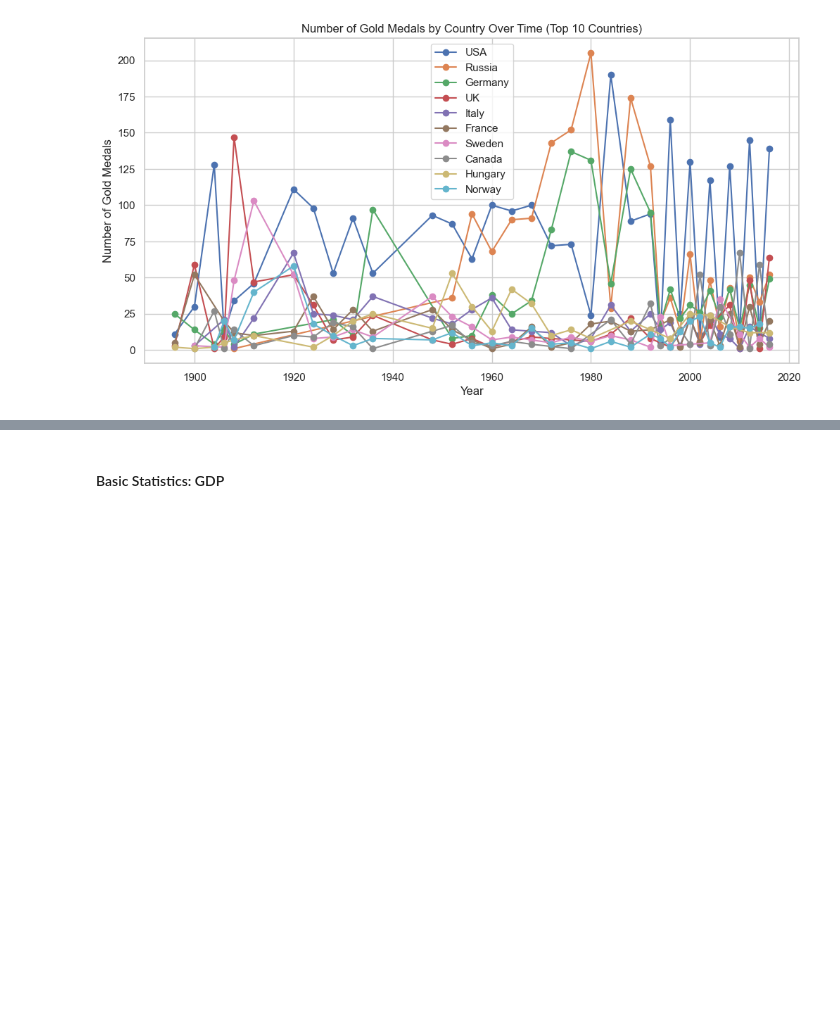
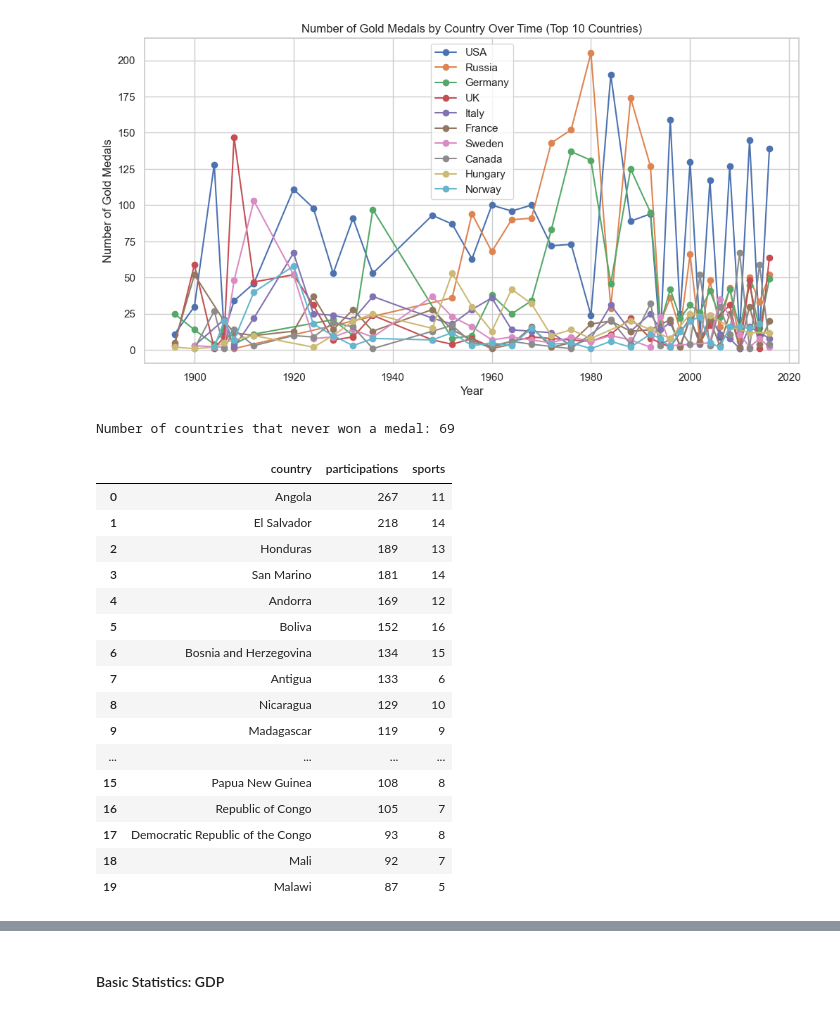
Before and after one commit to com-480-data-visualization/DataRizz, a Jupyter notebook: milestones/milestone1/eda.ipynb, the cells around one changed output, grey strips where cells are left out. Cells and saved outputs as stored; diff of their text form; code cells hidden in the pictures; blank space fills up the shorter version.

```diff
--- a/milestones/milestone1/eda.ipynb
+++ b/milestones/milestone1/eda.ipynb
@@ -295,3 +295,41 @@ fig = px.line(
 )
 
 fig.show()
+# %%
+all_countries = set(olympics["country"].dropna().unique())
+medal_countries = set(olympics.loc[olympics["medal"].notna(), "country"].dropna().unique())
+
+never_medaled = sorted(all_countries - medal_countries)
+
+never_medaled_df = (
+    olympics[olympics["country"].isin(never_medaled)]
+    .groupby("country")
+    .agg(
+        participations=("id", "count"),
+        sports=("sport", "nunique")
+    )
+    .sort_values("participations", ascending=False)
+    .reset_index()
+)
+
+print(f"Number of countries that never won a medal: {len(never_medaled_df)}")
+never_medaled_df.head(20)
+# %% [output]
+Number of countries that never won a medal: 69
+|  | country | participations | sports |
+| 0 | Angola | 267 | 11 |
+| 1 | El Salvador | 218 | 14 |
+| 2 | Honduras | 189 | 13 |
+| 3 | San Marino | 181 | 14 |
+| 4 | Andorra | 169 | 12 |
+| 5 | Boliva | 152 | 16 |
+| 6 | Bosnia and Herzegovina | 134 | 15 |
+| 7 | Antigua | 133 | 6 |
+| 8 | Nicaragua | 129 | 10 |
+| 9 | Madagascar | 119 | 9 |
+| ... | ... | ... | ... |
+| 15 | Papua New Guinea | 108 | 8 |
+| 16 | Republic of Congo | 105 | 7 |
+| 17 | Democratic Republic of the Congo | 93 | 8 |
+| 18 | Mali | 92 | 7 |
+| 19 | Malawi | 87 | 5 |
```
Also changed, not shown: parts of 1 cell of this notebook.
